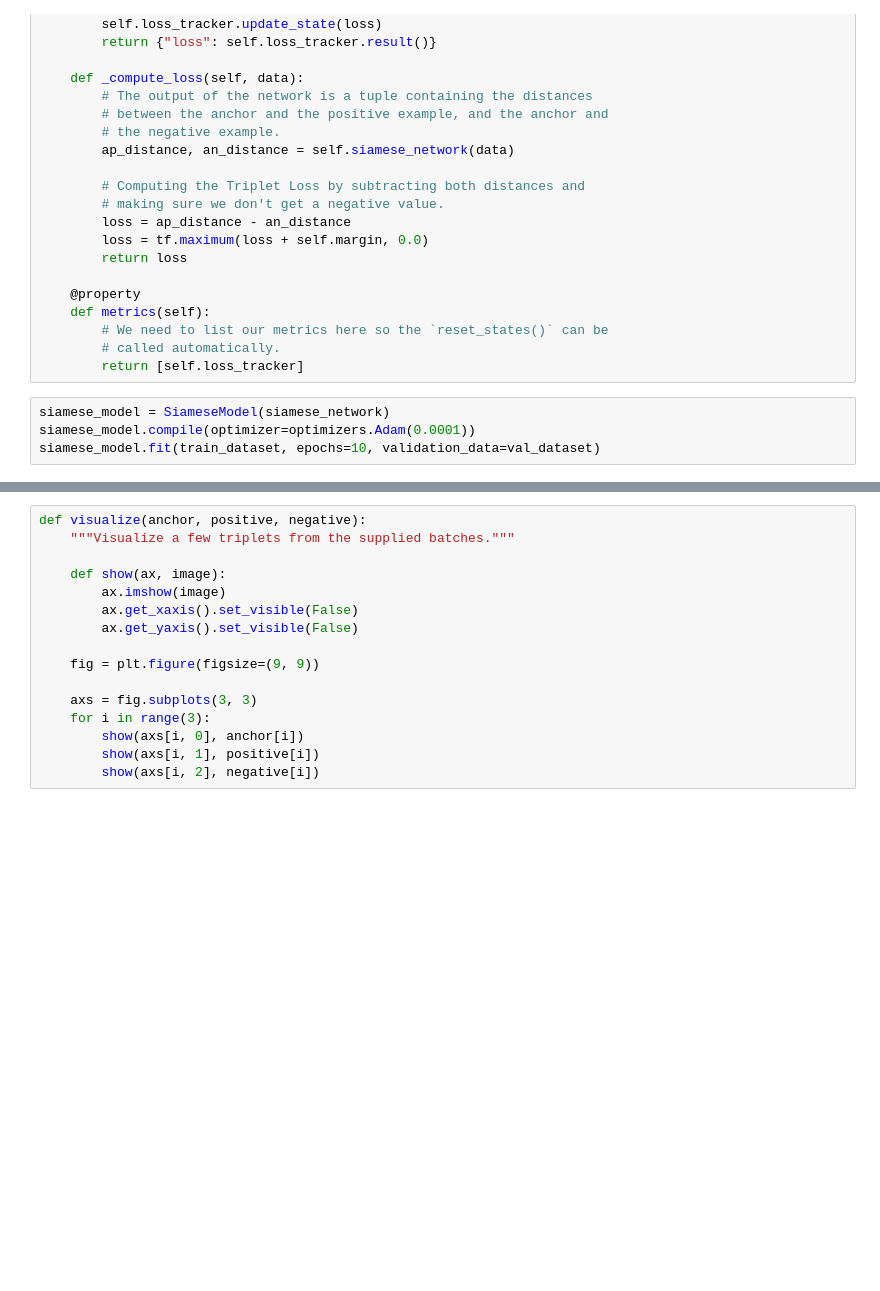
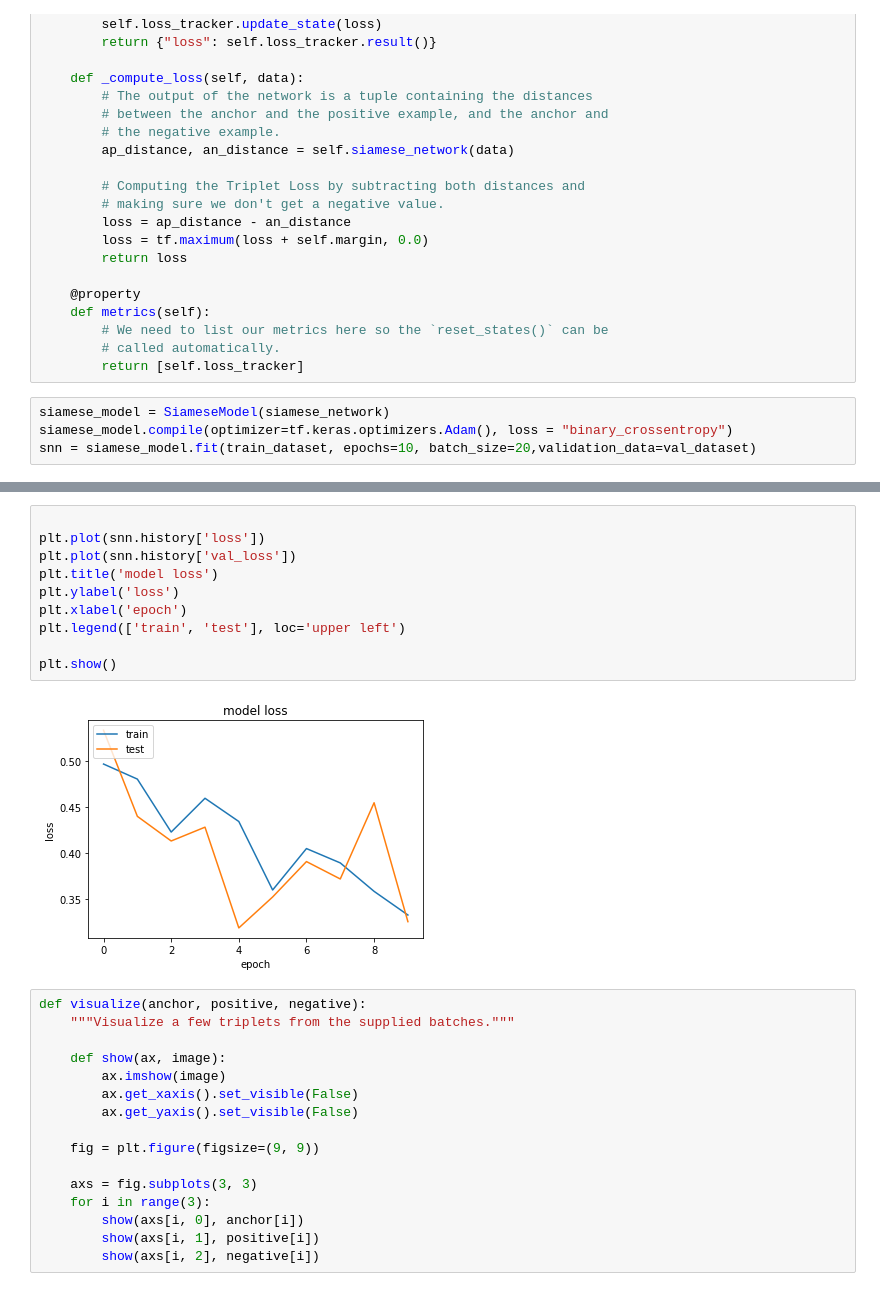
Before and after one commit to 1rahulvijay/Artificial_Intelligence, a Jupyter notebook: AutoEncoders and Siamese Neural Networks/SAE and SNN.ipynb, the cells around one changed output, grey strips where cells are left out. Drawn from its saved outputs; the diff is of its cells as text; blank space fills up the shorter version.

```diff
--- a/AutoEncoders and Siamese Neural Networks/SAE and SNN.ipynb
+++ b/AutoEncoders and Siamese Neural Networks/SAE and SNN.ipynb
@@ -442,7 +442,7 @@ class SiameseModel(Model):
         return [self.loss_tracker]
 # %%
 siamese_model = SiameseModel(siamese_network)
-siamese_model.compile(optimizer=optimizers.Adam(0.0001))
-siamese_model.fit(train_dataset, epochs=10, validation_data=val_dataset)
+siamese_model.compile(optimizer=tf.keras.optimizers.Adam(), loss = "binary_crossentropy")
+snn = siamese_model.fit(train_dataset, epochs=10, batch_size=20,validation_data=val_dataset)
 # %% [output]
 Epoch 1/10
@@ -469,3 +468,15 @@ Epoch 10/10
+# %%
+
+plt.plot(snn.history['loss'])
+plt.plot(snn.history['val_loss'])
+plt.title('model loss')
+plt.ylabel('loss')
+plt.xlabel('epoch')
+plt.legend(['train', 'test'], loc='upper left')
+
+plt.show()
+# %% [output]
+[figure, added]
 # %%
 def visualize(anchor, positive, negative):
     """Visualize a few triplets from the supplied batches."""
```
Also changed, not shown: parts of 12 cells of this notebook.
